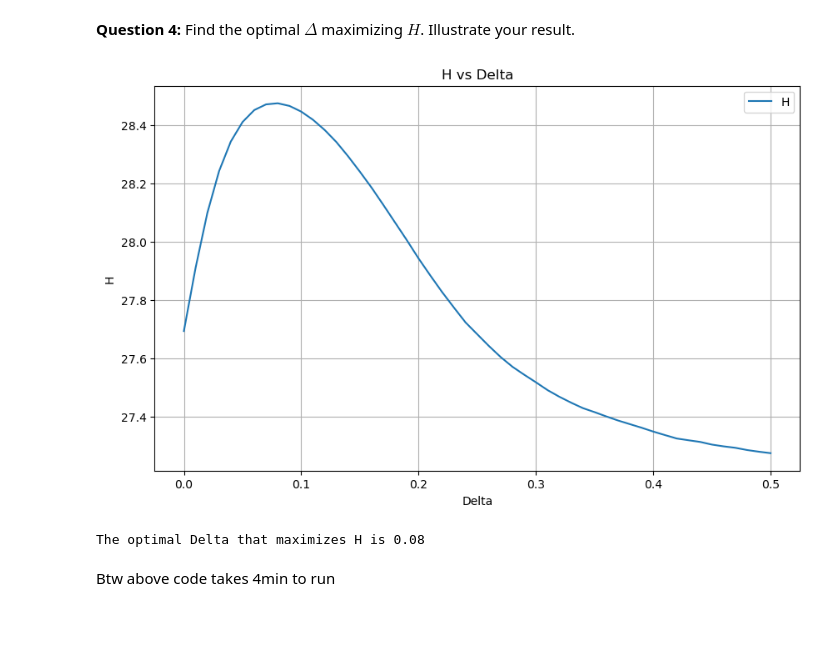
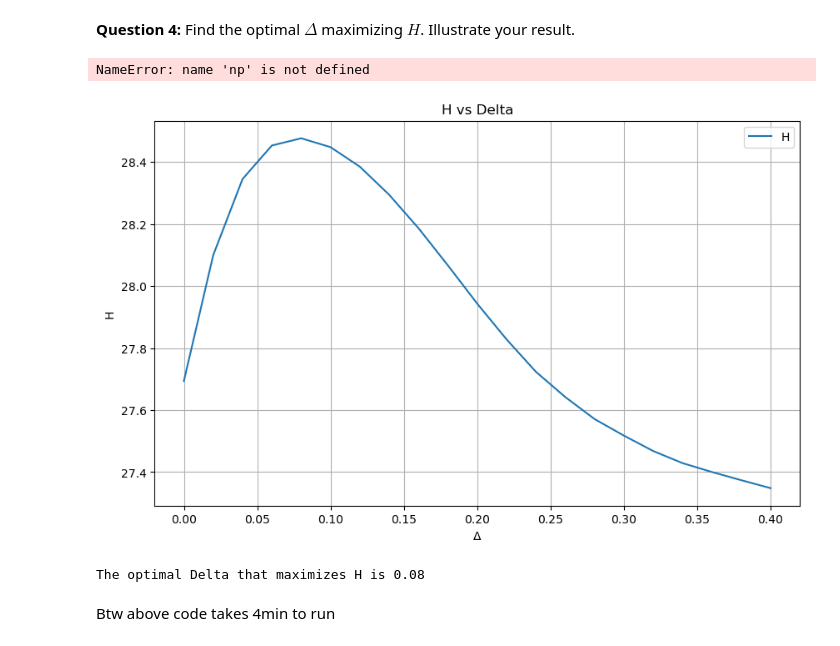
Before and after one commit to NumEconCopenhagen/projects-2023-best-team, a Jupyter notebook: Exam-2023-Lucas.ipynb, the cells around one changed output. Saved outputs shown, nothing was run; the diff lists cells and outputs as text; code cells hidden in the pictures.

```diff
--- a/Exam-2023-Lucas.ipynb
+++ b/Exam-2023-Lucas.ipynb
@@ -600,7 +600,7 @@ for i, Delta in enumerate(Delta_values):
 # Plot H against Delta
 plt.figure(figsize=(10, 6))
 plt.plot(Delta_values, H_values, label='H')
-plt.xlabel('Delta')
+plt.xlabel(r'$\Delta$')
 plt.ylabel('H')
 plt.title('H vs Delta')
 plt.legend()
@@ -611,8 +611,25 @@ plt.show()
 optimal_Delta = Delta_values[np.argmax(H_values)]
 print(f'The optimal Delta that maximizes H is {optimal_Delta}')
 # %% [output]
-[figure, removed]
-The optimal Delta that maximizes H is 0.08
+NameError: name 'np' is not defined
+# %%
+from exam import q24_calculate_H_values, q24_plot_H_vs_Delta, q24_find_optimal_Delta
+
+# Define the range of Delta values to test
+Delta_values = np.arange(0, 0.42, 0.02)
+
+# Call the function to calculate H_values
+H_values = q24_calculate_H_values(Delta_values)
+
+# Call the function to plot H against Delta
+q24_plot_H_vs_Delta(Delta_values, H_values)
+
+# Find the Delta value that maximizes H
+optimal_Delta = q24_find_optimal_Delta(Delta_values, H_values)
+print(f'The optimal Delta that maximizes H is {optimal_Delta}')
+# %% [output]
+[figure, added]
+The optimal Delta that maximizes H is 0.08
 # %% [markdown]
 Btw above code takes 4min to run
 # %% [markdown]
```
Also changed, not shown: parts of 5 cells of this notebook, 1 other file.
